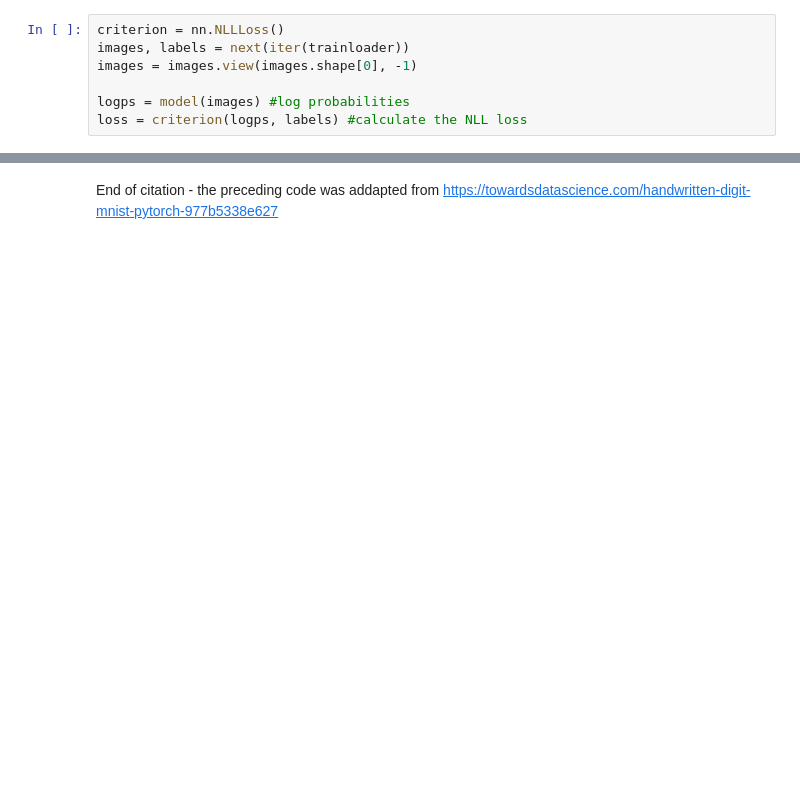
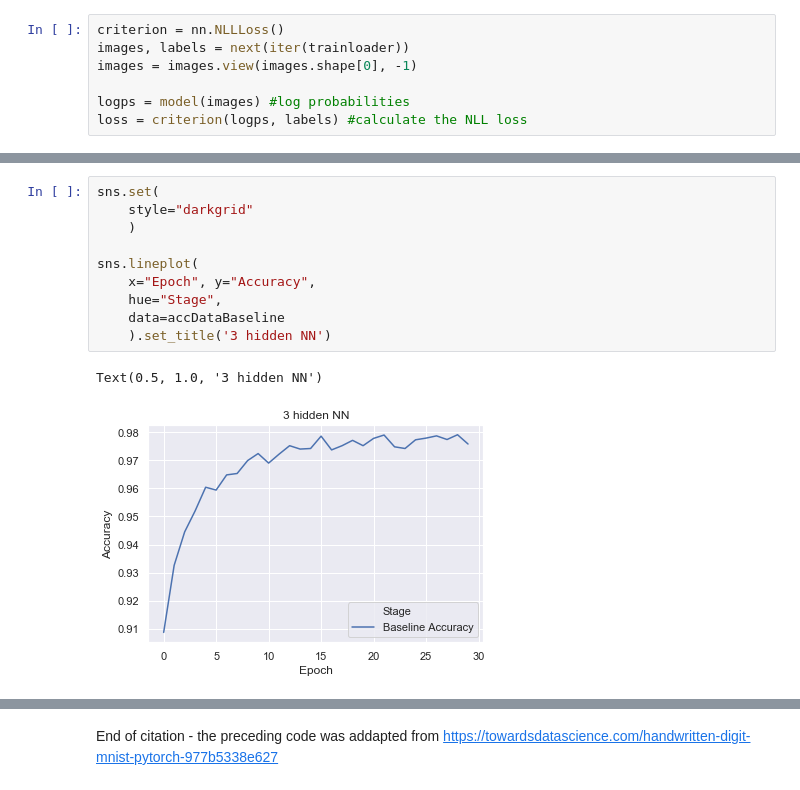
Before and after one commit to mkecera/1-supervised-learning, a Jupyter notebook: assignment1.ipynb, the cells around one changed output, grey strips where cells are left out. Saved outputs shown, nothing was run; the diff lists cells and outputs as text; blank space fills up the shorter version.

```diff
--- a/assignment1.ipynb
+++ b/assignment1.ipynb
@@ -186,0 +178,13 @@ Testing Loss  = 13.345386860892177
+# %%
+sns.set(
+    style="darkgrid"
+    )
+
+sns.lineplot(
+    x="Epoch", y="Accuracy",
+    hue="Stage",
+    data=accDataBaseline
+    ).set_title('3 hidden NN')
+# %% [output]
+Text(0.5, 1.0, '3 hidden NN')
+[figure, added]
```
Also changed, not shown: parts of 73 cells of this notebook, 1 other file.
